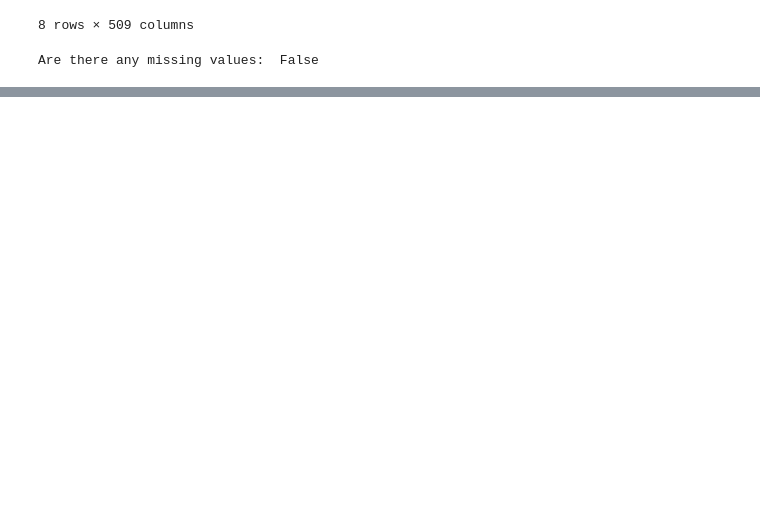
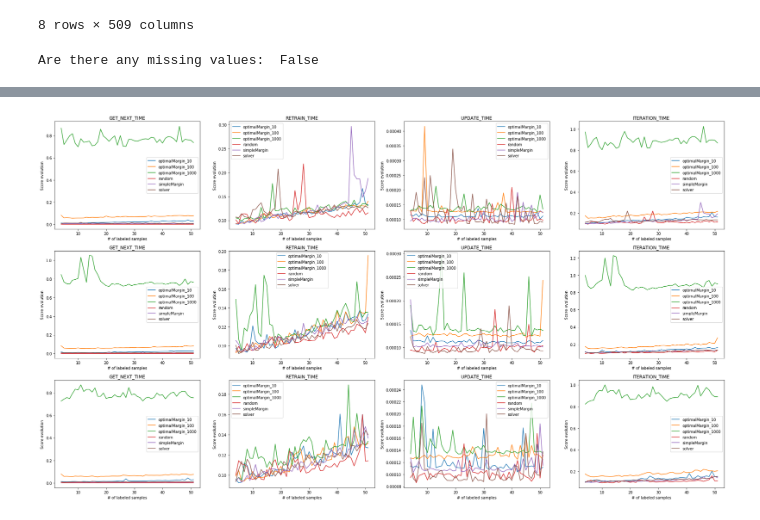
Before and after one commit to AIDEmeProject/PythonMiddleware, a Jupyter notebook: notebooks/sdss tests.ipynb, the cells around one changed output, grey strips where cells are left out. Saved outputs shown, nothing was run; the diff lists cells and outputs as text; code cells hidden in the pictures; blank space fills up the shorter version.

```diff
--- a/notebooks/sdss tests.ipynb
+++ b/notebooks/sdss tests.ipynb
@@ -125,0 +125,4 @@ active_learners_list[0]
+# %%
+plot_showdown(output, times, metrics_list=['get_next_time', 'retrain_time', 'update_time','iteration_time'])
+# %% [output]
+[figure, added]
```
Also changed, not shown: parts of 5 cells of this notebook, 7 other files.
